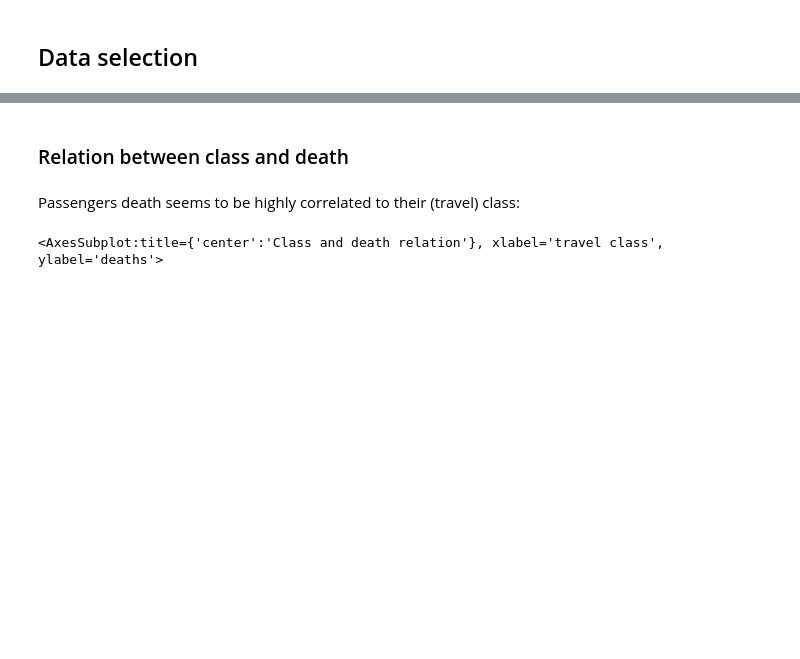
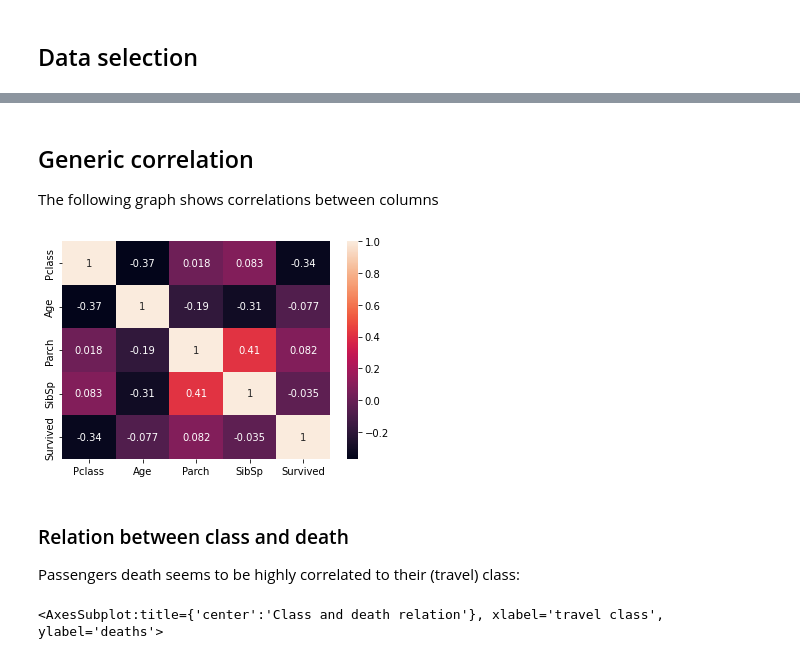
Before and after one commit to Fedege98/TitanicKaggle, a Jupyter notebook: titanicchallenge-enrico.ipynb, the cells around one changed output, grey strips where cells are left out. Cells and saved outputs as stored; diff of their text form; code cells hidden in the pictures; blank space fills up the shorter version.

```diff
--- a/titanicchallenge-enrico.ipynb
+++ b/titanicchallenge-enrico.ipynb
@@ -112,7 +110,14 @@ memory usage: 48.9+ KB
+# %% [markdown]
+## Generic correlation
+The following graph shows correlations between columns
+# %%
+import seaborn as sns
+ax = sns.heatmap(clean_training_set.corr(), annot=True)
+# %% [output]
+[figure, added]
 # %% [markdown]
 ### Relation between class and death
+Passengers death seems to be highly correlated to their (travel) class:
-# %% [markdown]
-Passengers death seems to be highly correlated to their (travel) class:
 # %%
 class_scheme = clean_training_set.groupby('Pclass')['Survived'].apply(lambda x: (x==0).mean())
 class_scheme.plot(kind='bar', color='darkorange', width = 0.5, title='Class and death relation', ylabel='deaths', xlabel='travel class')
```
Also changed, not shown: parts of 20 cells of this notebook.
